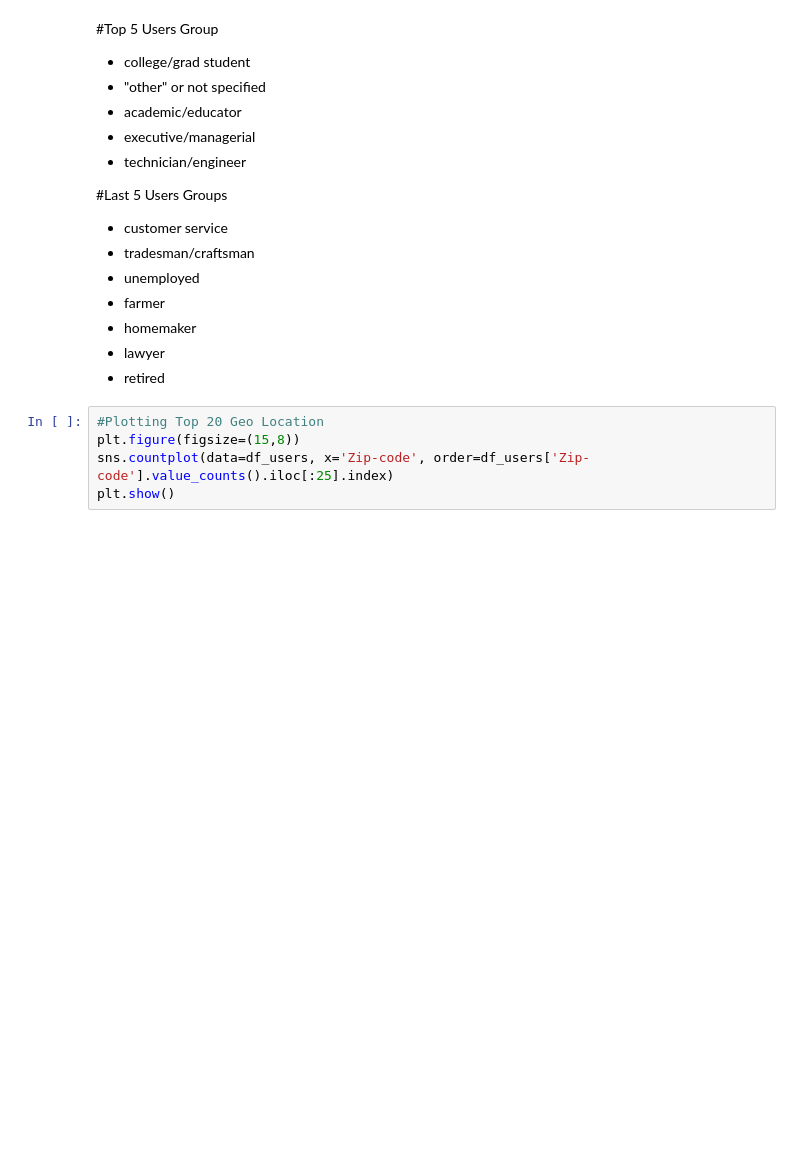
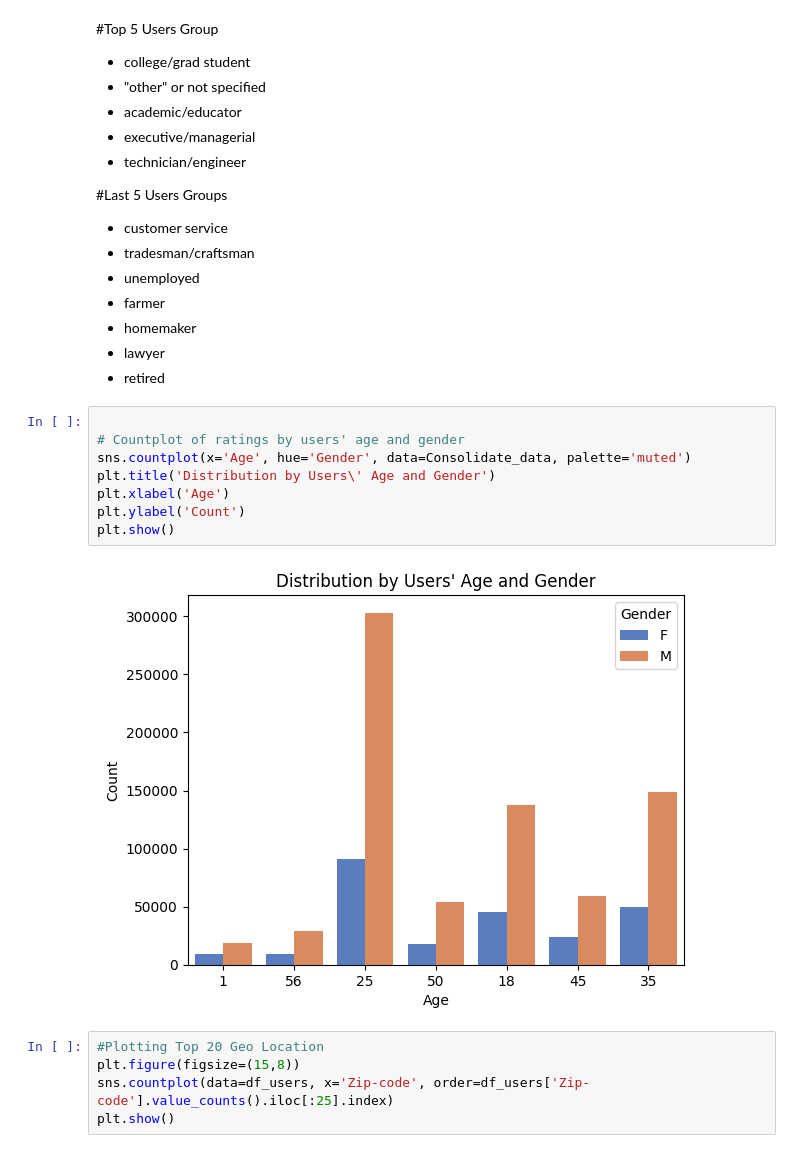
Before and after one commit to PrithiviRajMK/ScalerProjects, a Jupyter notebook: Zee_Recommendation.ipynb, the cells around one changed output. Cells and saved outputs as stored; diff of their text form; blank space fills up the shorter version.

```diff
--- a/Zee_Recommendation.ipynb
+++ b/Zee_Recommendation.ipynb
@@ -361,6 +361,16 @@ for col in Sub_col:
 * homemaker
 * lawyer
 * retired
+# %%
+
+# Countplot of ratings by users' age and gender
+sns.countplot(x='Age', hue='Gender', data=Consolidate_data, palette='muted')
+plt.title('Distribution by Users\' Age and Gender')
+plt.xlabel('Age')
+plt.ylabel('Count')
+plt.show()
+# %% [output]
+[figure, added]
 # %%
 #Plotting Top 20 Geo Location
 plt.figure(figsize=(15,8))
```
Also changed, not shown: parts of 91 cells of this notebook.
